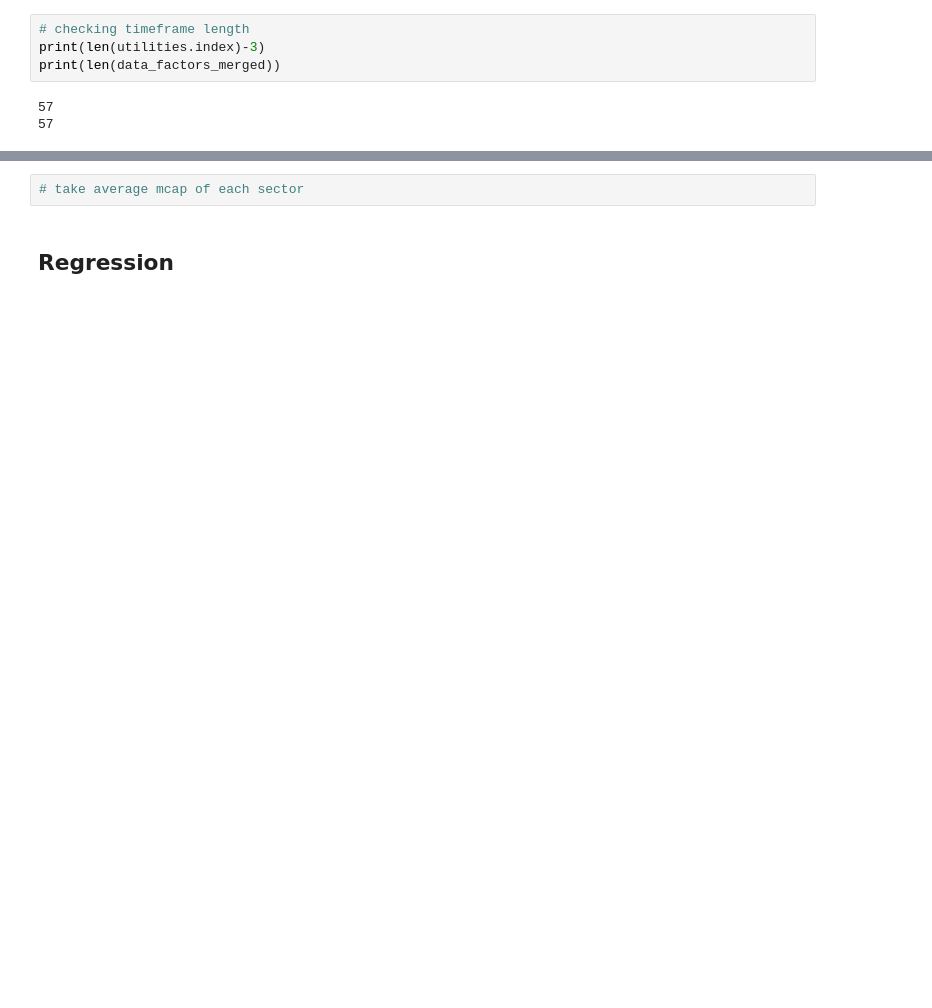
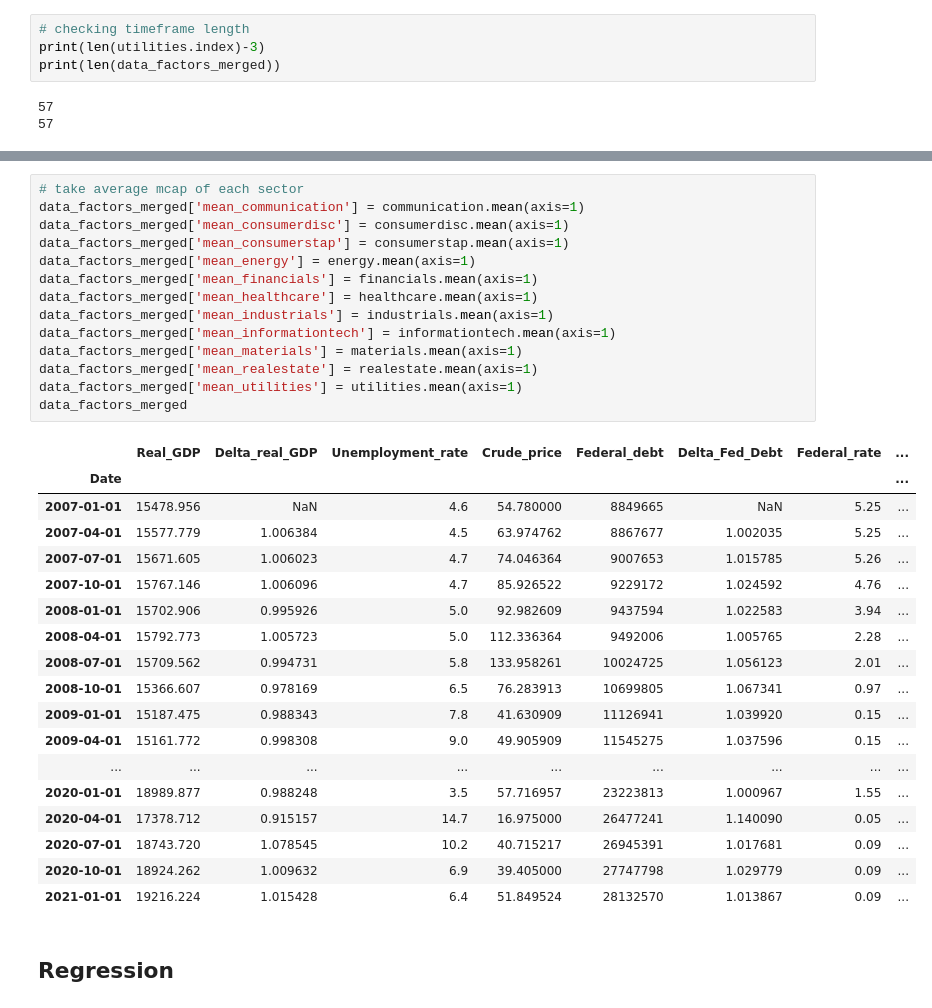
Before and after one commit to lorenvtvss/Digital_Tools_for_Finance, a Jupyter notebook: notebooks/main.ipynb, the cells around one changed output, grey strips where cells are left out. Saved outputs shown, nothing was run; the diff lists cells and outputs as text; blank space fills up the shorter version.

```diff
--- a/notebooks/main.ipynb
+++ b/notebooks/main.ipynb
@@ -122,4 +179,35 @@ print(len(data_factors_merged))
 # %%
 # take average mcap of each sector
+data_factors_merged['mean_communication'] = communication.mean(axis=1)
+data_factors_merged['mean_consumerdisc'] = consumerdisc.mean(axis=1)
+data_factors_merged['mean_consumerstap'] = consumerstap.mean(axis=1)
+data_factors_merged['mean_energy'] = energy.mean(axis=1)
+data_factors_merged['mean_financials'] = financials.mean(axis=1)
+data_factors_merged['mean_healthcare'] = healthcare.mean(axis=1)
+data_factors_merged['mean_industrials'] = industrials.mean(axis=1)
+data_factors_merged['mean_informationtech'] = informationtech.mean(axis=1)
+data_factors_merged['mean_materials'] = materials.mean(axis=1)
+data_factors_merged['mean_realestate'] = realestate.mean(axis=1)
+data_factors_merged['mean_utilities'] = utilities.mean(axis=1)
+data_factors_merged
+# %% [output]
+|  | Real_GDP | Delta_real_GDP | Unemployment_rate | Crude_price | Federal_debt | Delta_Fed_Debt | Federal_rate | ... |
+| Date |  |  |  |  |  |  |  | ... |
+| 2007-01-01 | 15478.956 | NaN | 4.6 | 54.780000 | 8849665 | NaN | 5.25 | ... |
+| 2007-04-01 | 15577.779 | 1.006384 | 4.5 | 63.974762 | 8867677 | 1.002035 | 5.25 | ... |
+| 2007-07-01 | 15671.605 | 1.006023 | 4.7 | 74.046364 | 9007653 | 1.015785 | 5.26 | ... |
+| 2007-10-01 | 15767.146 | 1.006096 | 4.7 | 85.926522 | 9229172 | 1.024592 | 4.76 | ... |
+| 2008-01-01 | 15702.906 | 0.995926 | 5.0 | 92.982609 | 9437594 | 1.022583 | 3.94 | ... |
+| 2008-04-01 | 15792.773 | 1.005723 | 5.0 | 112.336364 | 9492006 | 1.005765 | 2.28 | ... |
+| 2008-07-01 | 15709.562 | 0.994731 | 5.8 | 133.958261 | 10024725 | 1.056123 | 2.01 | ... |
+| 2008-10-01 | 15366.607 | 0.978169 | 6.5 | 76.283913 | 10699805 | 1.067341 | 0.97 | ... |
+| 2009-01-01 | 15187.475 | 0.988343 | 7.8 | 41.630909 | 11126941 | 1.039920 | 0.15 | ... |
+| 2009-04-01 | 15161.772 | 0.998308 | 9.0 | 49.905909 | 11545275 | 1.037596 | 0.15 | ... |
+| ... | ... | ... | ... | ... | ... | ... | ... | ... |
+| 2020-01-01 | 18989.877 | 0.988248 | 3.5 | 57.716957 | 23223813 | 1.000967 | 1.55 | ... |
+| 2020-04-01 | 17378.712 | 0.915157 | 14.7 | 16.975000 | 26477241 | 1.140090 | 0.05 | ... |
+| 2020-07-01 | 18743.720 | 1.078545 | 10.2 | 40.715217 | 26945391 | 1.017681 | 0.09 | ... |
+| 2020-10-01 | 18924.262 | 1.009632 | 6.9 | 39.405000 | 27747798 | 1.029779 | 0.09 | ... |
+| 2021-01-01 | 19216.224 | 1.015428 | 6.4 | 51.849524 | 28132570 | 1.013867 | 0.09 | ... |
 # %% [markdown]
 ## Regression
```
Also changed, not shown: parts of 6 cells of this notebook, 1 other file.
